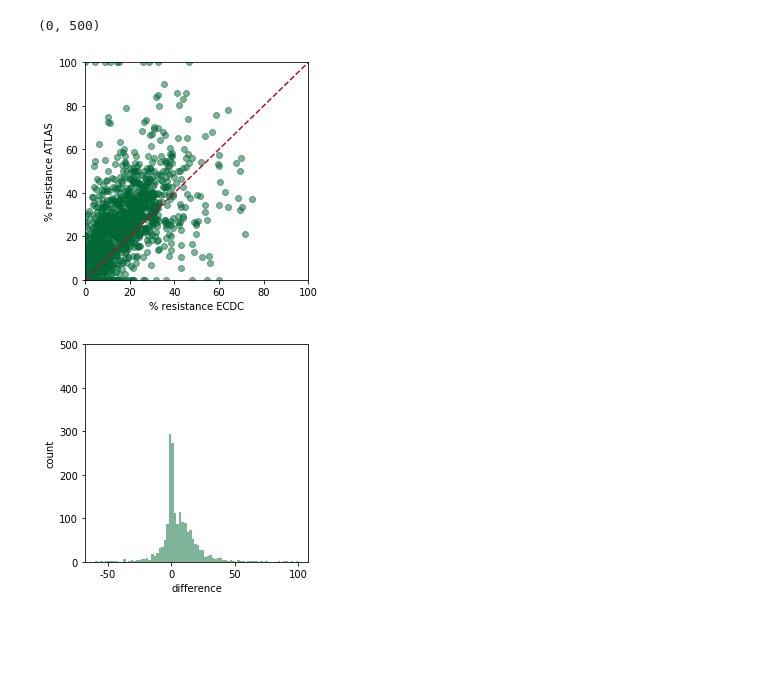
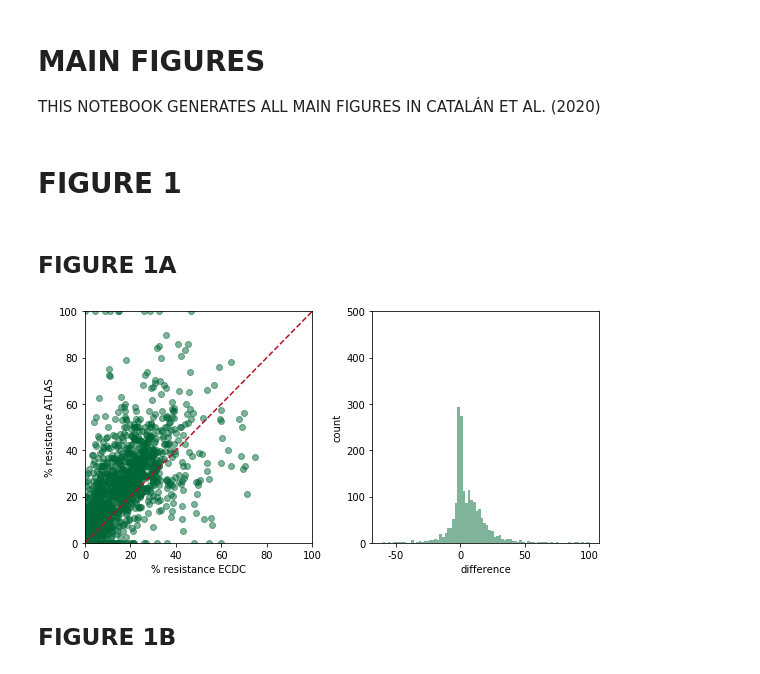
Before and after one commit to PabloCatalan/atlas, a Jupyter notebook: main_figures.ipynb, the cells around one changed output. Saved outputs shown, nothing was run; the diff lists cells and outputs as text; code cells hidden in the pictures; blank space fills up the shorter version.

```diff
--- a/main_figures.ipynb
+++ b/main_figures.ipynb
@@ -3,46 +1,53 @@
+# %% [markdown]
+# MAIN FIGURES
+THIS NOTEBOOK GENERATES ALL MAIN FIGURES IN CATALÁN ET AL. (2020)
 # %%
 from functions import *
+# %% [markdown]
+# FIGURE 1
+# %% [markdown]
+## FIGURE 1A
 # %%
-#FIGURE 1a
 RD=pd.read_excel('data/atlas_vs_ecdc.xls')
 x=RD['ECDCValue']
 y=RD['ATLASValue']
 
-#SCATTERPLOT
+
 color1='#006837'
 color2='#B40E26'
-fig=plt.figure(figsize=(4,4))
-ax=plt.gca()
+fig=plt.figure(figsize=(8,4))
+#SCATTERPLOT
+ax=fig.add_subplot(1,2,1)
 ax.plot(x,y,'o', color=color1, alpha=0.5)
 xodr=np.linspace(0,100,100)
 ax.plot(xodr,xodr,'--', color=color2)
 ax.set_xlim([0,100])
 ax.set_ylim([0,100])
 ax.set_xlabel('% resistance ECDC')
 ax.set_ylabel('% resistance ATLAS')
 ax.yaxis.set_major_formatter(FormatStrFormatter('%d'))
 ax.xaxis.set_major_formatter(FormatStrFormatter('%d'))
 #HISTOGRAM
+ax=fig.add_subplot(1,2,2)
 D=RD['Diff']
 bins=np.linspace(-100,100,101)
 n, bins=np.histogram(D, bins=bins)
 n1=[]
 b1=[]
 w=(bins[1]-bins[0])/2
 for x,y in zip(bins,n):
     if y>0:
         n1.append(y)
         b1.append(x+w)
-fig=plt.figure(figsize=(4,4))
-ax=plt.gca()
 ax.bar(b1,n1, width=2*w, facecolor=color1, alpha=0.5)
 ax.set_xlabel('difference')
 ax.set_ylabel('count')
+ax.set_ylim([0,500])
 ax.yaxis.set_major_formatter(FormatStrFormatter('%d'))
 ax.xaxis.set_major_formatter(FormatStrFormatter('%d'))
-ax.set_ylim([0,500])
+fig.tight_layout()
 # %% [output]
-(0, 500)
-[figure, old version]
+[figure, new version]
-[figure, removed]
+# %% [markdown]
+## FIGURE 1B
 # %%
```
Also changed, not shown: parts of 30 cells of this notebook.
